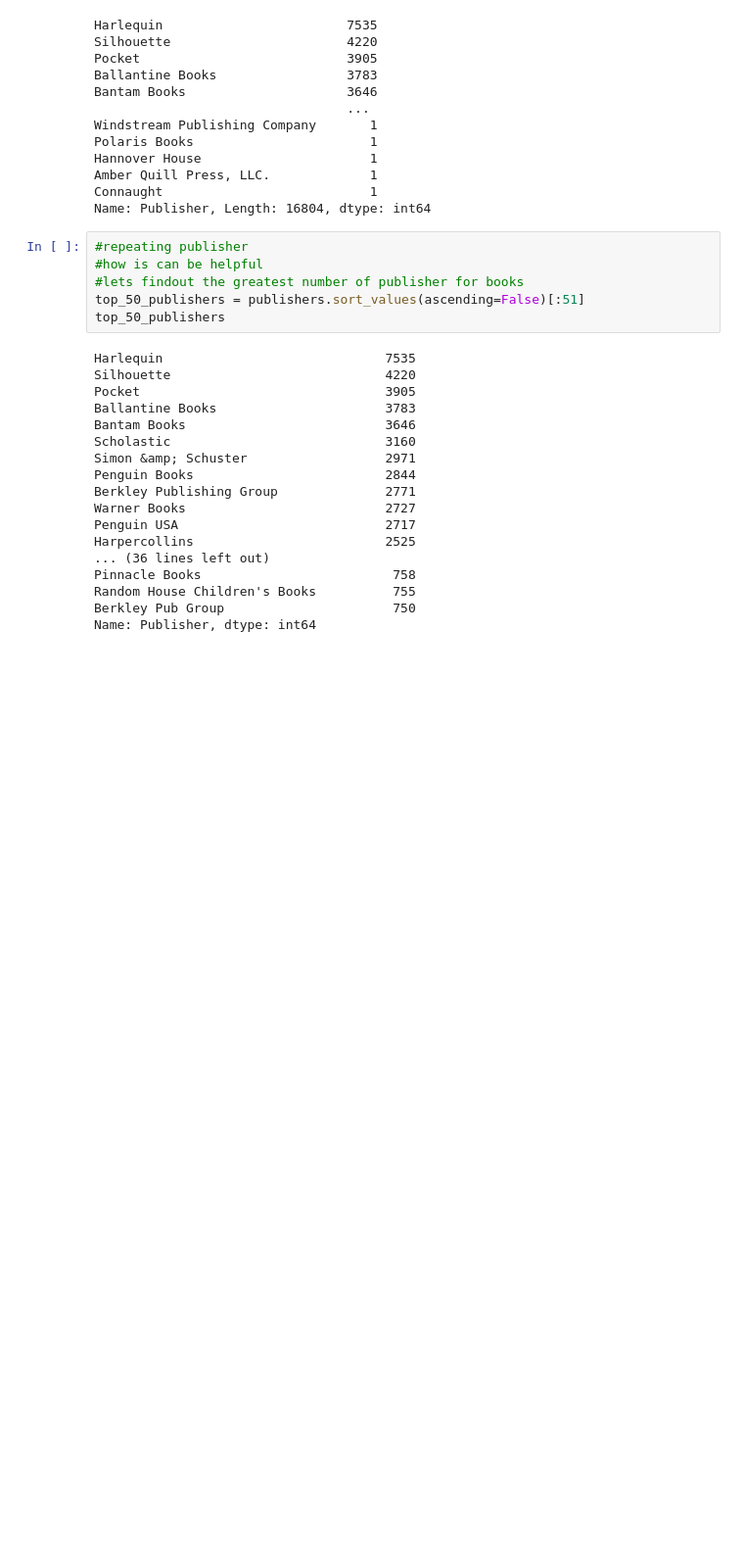
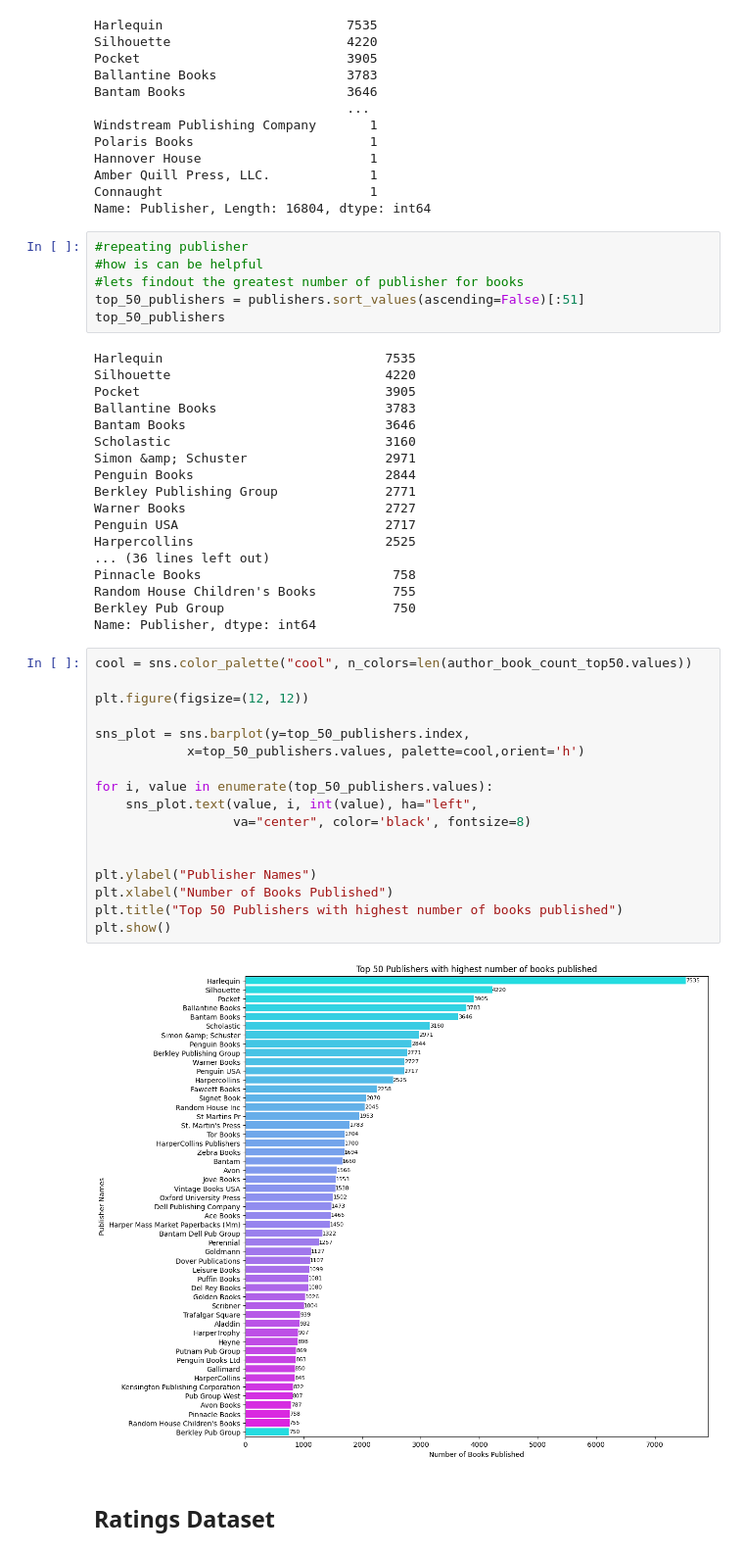
Before and after one commit to HarshitGoyal12/Book_Recommender_system_ML, a Jupyter notebook: Book_Recommender_EDA.ipynb, the cells around one changed output. Shown: that part at 98% size. Cells and saved outputs as stored; diff of their text form; blank space fills up the shorter version.

```diff
--- a/Book_Recommender_EDA.ipynb
+++ b/Book_Recommender_EDA.ipynb
@@ -632,3 +622,24 @@ Pinnacle Books                         758
 Random House Children's Books          755
 Berkley Pub Group                      750
 Name: Publisher, dtype: int64
+# %%
+cool = sns.color_palette("cool", n_colors=len(author_book_count_top50.values))
+
+plt.figure(figsize=(12, 12))
+
+sns_plot = sns.barplot(y=top_50_publishers.index,
+            x=top_50_publishers.values, palette=cool,orient='h')
+
+for i, value in enumerate(top_50_publishers.values):
+    sns_plot.text(value, i, int(value), ha="left",
+                  va="center", color='black', fontsize=8)
+
+
+plt.ylabel("Publisher Names")
+plt.xlabel("Number of Books Published")
+plt.title("Top 50 Publishers with highest number of books published")
+plt.show()
+# %% [output]
+[figure, added]
+# %% [markdown]
+## Ratings Dataset
```
Also changed, not shown: parts of 94 cells of this notebook.
